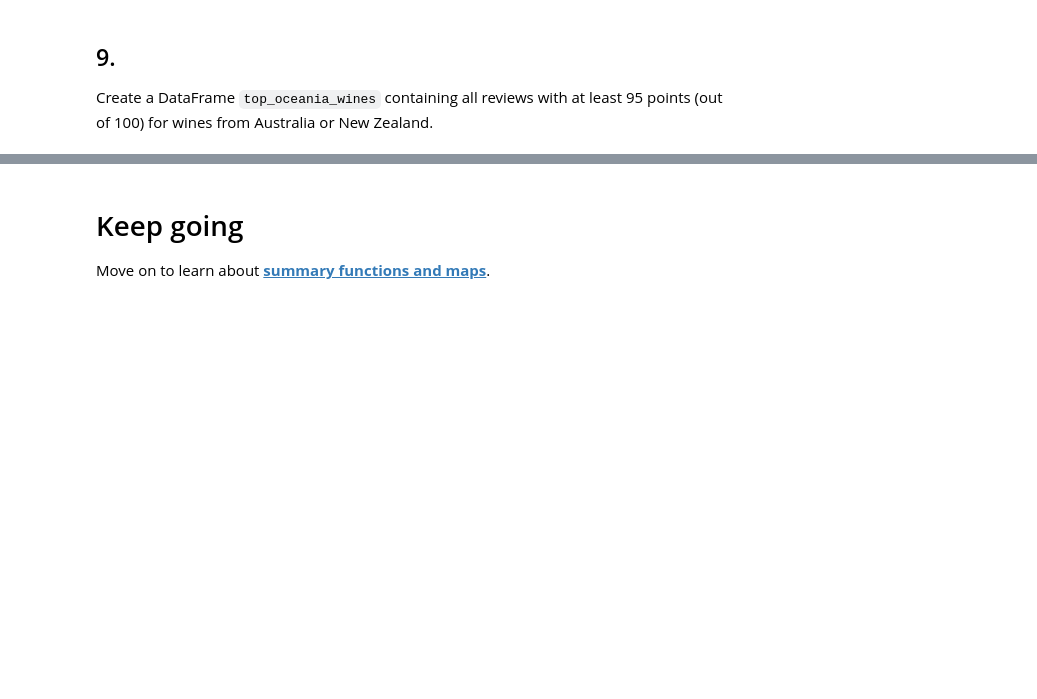
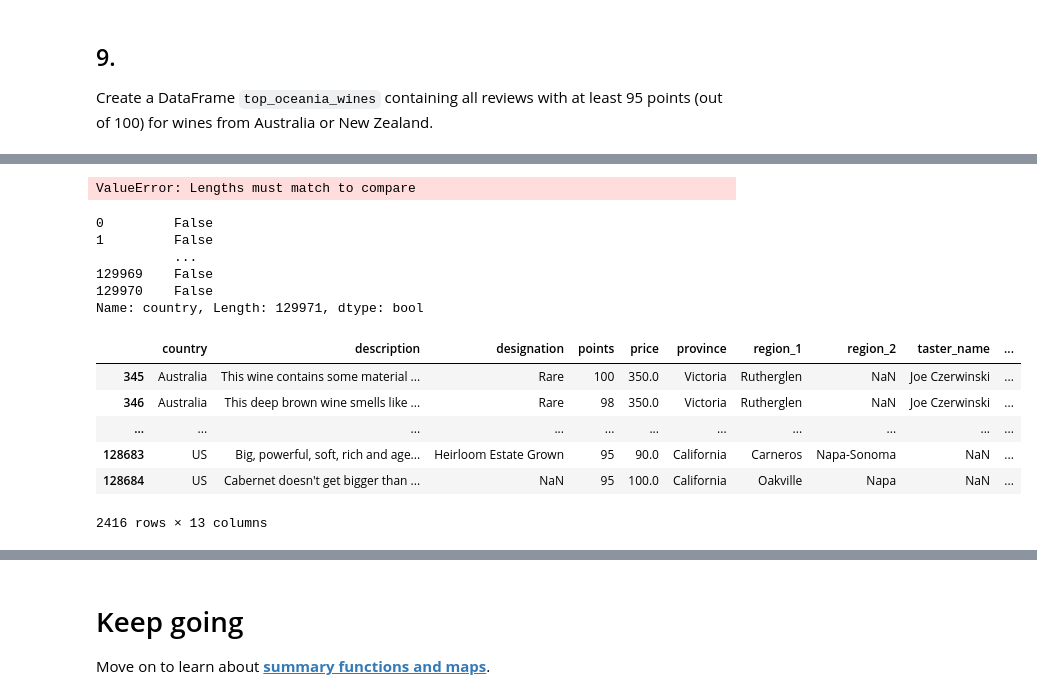
Before and after one commit to Steve-YJ/Data-Science-scratch, a Jupyter notebook: Course 1. Kaggle Data Science Micro Courses/Pandas/Exercise_ Indexing, Selecting & Assigning.ipynb, the cells around one changed output, grey strips where cells are left out. Saved outputs shown, nothing was run; the diff lists cells and outputs as text; code cells hidden in the pictures; blank space fills up the shorter version.

```diff
--- a/Course 1. Kaggle Data Science Micro Courses/Pandas/Exercise_ Indexing, Selecting & Assigning.ipynb
+++ b/Course 1. Kaggle Data Science Micro Courses/Pandas/Exercise_ Indexing, Selecting & Assigning.ipynb
@@ -330,0 +396,25 @@ Create a DataFrame `top_oceania_wines` containing all reviews with at least 95 p
+# %%
+reviews[reviews.country==['Australia', 'New Zealand']]
+
+# How Can I do this??
+# %% [output]
+ValueError: Lengths must match to compare
+# %%
+reviews.country.isin(['Australia', 'New Zealnad'])
+# %% [output]
+0         False
+1         False
+          ...
+129969    False
+129970    False
+Name: country, Length: 129971, dtype: bool
+# %%
+reviews[reviews.points >= 95]
+# %% [output]
+|  | country | description | designation | points | price | province | region_1 | region_2 | taster_name | ... |
+| 345 | Australia | This wine contains some material ... | Rare | 100 | 350.0 | Victoria | Rutherglen | NaN | Joe Czerwinski | ... |
+| 346 | Australia | This deep brown wine smells like ... | Rare | 98 | 350.0 | Victoria | Rutherglen | NaN | Joe Czerwinski | ... |
+| ... | ... | ... | ... | ... | ... | ... | ... | ... | ... | ... |
+| 128683 | US | Big, powerful, soft, rich and age... | Heirloom Estate Grown | 95 | 90.0 | California | Carneros | Napa-Sonoma | NaN | ... |
+| 128684 | US | Cabernet doesn't get bigger than ... | NaN | 95 | 100.0 | California | Oakville | Napa | NaN | ... |
+2416 rows × 13 columns
```
Also changed, not shown: parts of 36 cells of this notebook.
